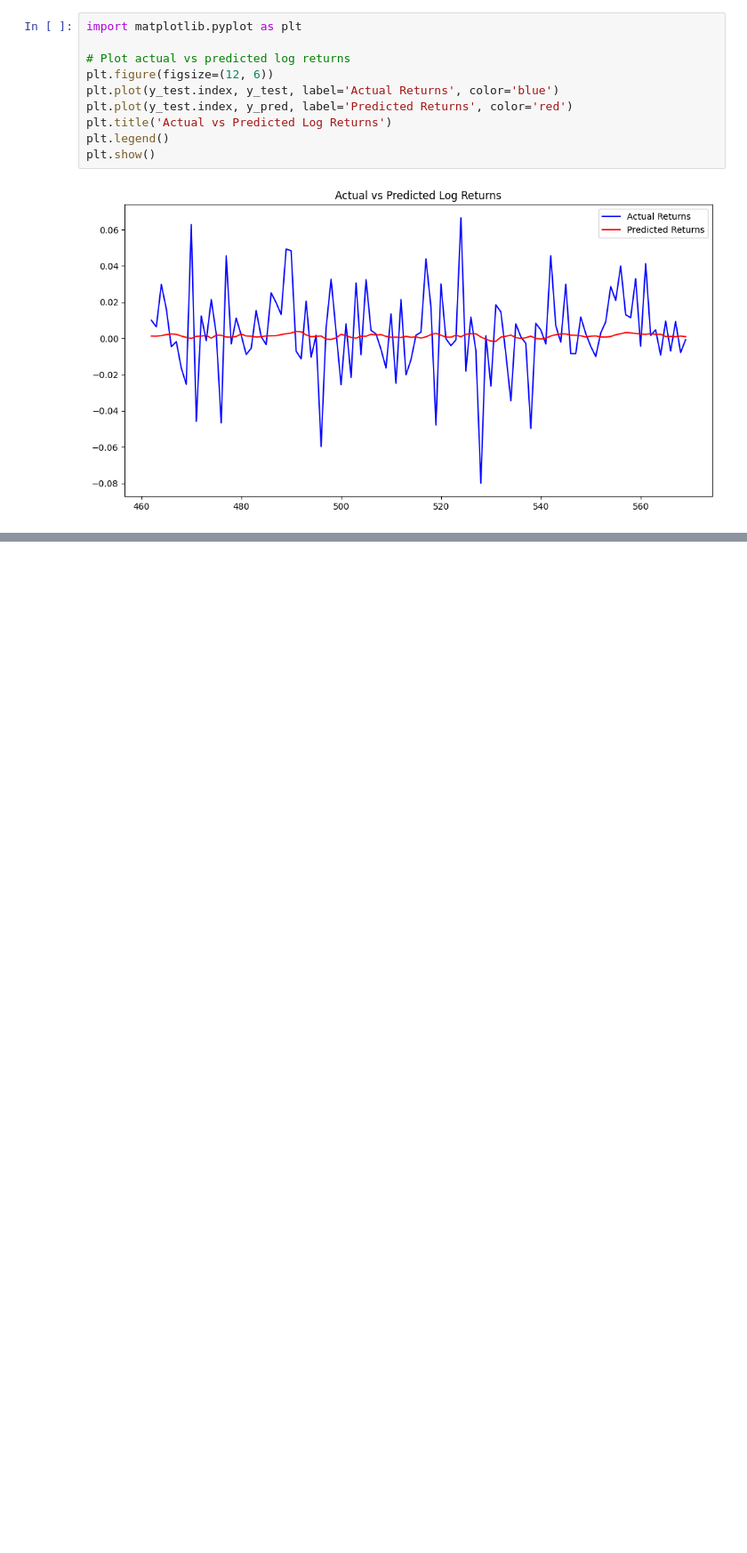
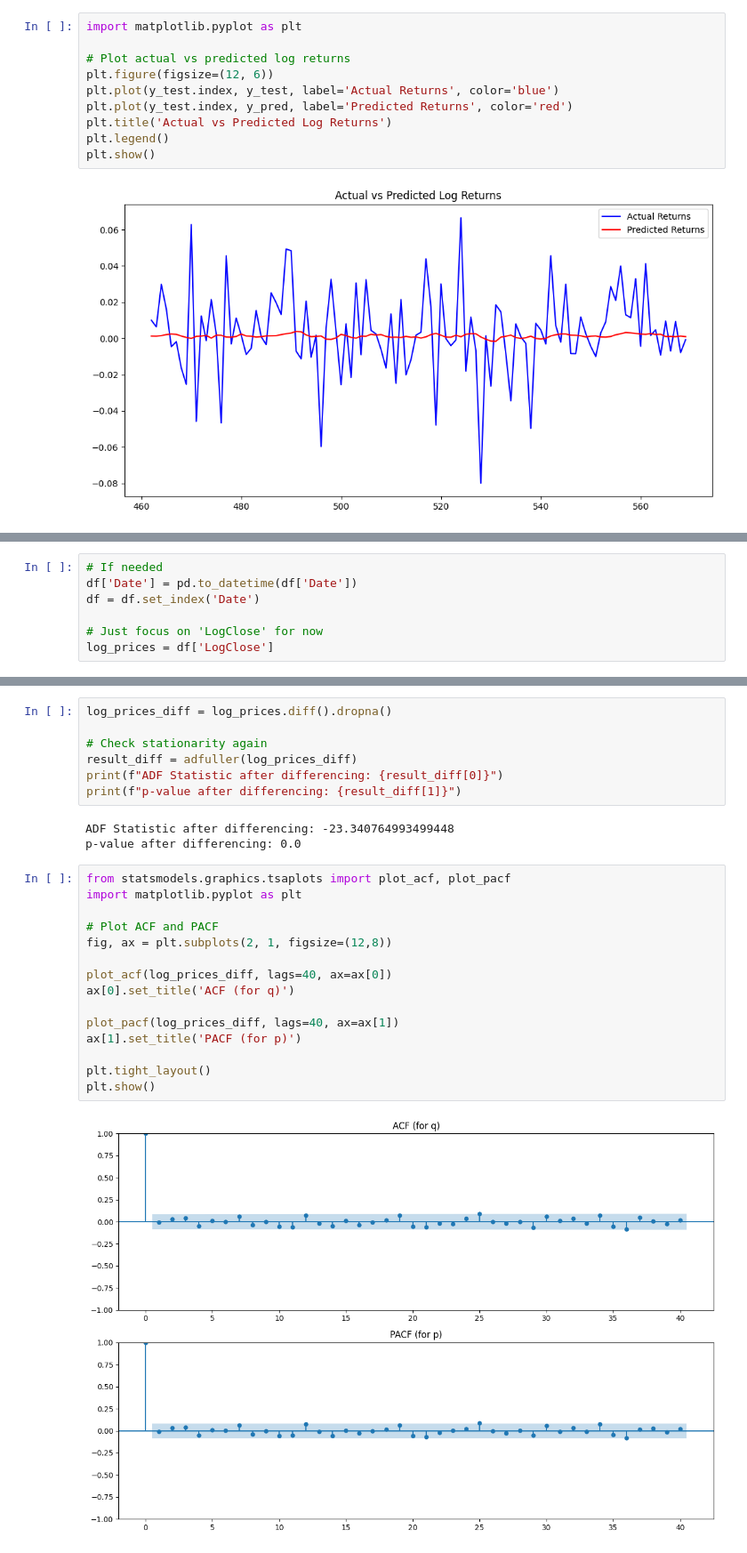
Before and after one commit to harshit4311/BTC-Forecasting-Methods, a Jupyter notebook: code/calculating_metrics_forecasting.ipynb, the cells around one changed output, grey strips where cells are left out. Shown at 89% size. Cells and saved outputs as stored; diff of their text form; blank space fills up the shorter version.

```diff
--- a/code/calculating_metrics_forecasting.ipynb
+++ b/code/calculating_metrics_forecasting.ipynb
@@ -459,0 +434,7 @@ plt.show()
+# %%
+# If needed
+df['Date'] = pd.to_datetime(df['Date'])
+df = df.set_index('Date')
+
+# Just focus on 'LogClose' for now
+log_prices = df['LogClose']
@@ -459,0 +454,27 @@ plt.show()
+# %%
+log_prices_diff = log_prices.diff().dropna()
+
+# Check stationarity again
+result_diff = adfuller(log_prices_diff)
+print(f"ADF Statistic after differencing: {result_diff[0]}")
+print(f"p-value after differencing: {result_diff[1]}")
+# %% [output]
+ADF Statistic after differencing: -23.340764993499448
+p-value after differencing: 0.0
+# %%
+from statsmodels.graphics.tsaplots import plot_acf, plot_pacf
+import matplotlib.pyplot as plt
+
+# Plot ACF and PACF
+fig, ax = plt.subplots(2, 1, figsize=(12,8))
+
+plot_acf(log_prices_diff, lags=40, ax=ax[0])
+ax[0].set_title('ACF (for q)')
+
+plot_pacf(log_prices_diff, lags=40, ax=ax[1])
+ax[1].set_title('PACF (for p)')
+
+plt.tight_layout()
+plt.show()
+# %% [output]
+[figure, added]
```
Also changed, not shown: parts of 12 cells of this notebook.
